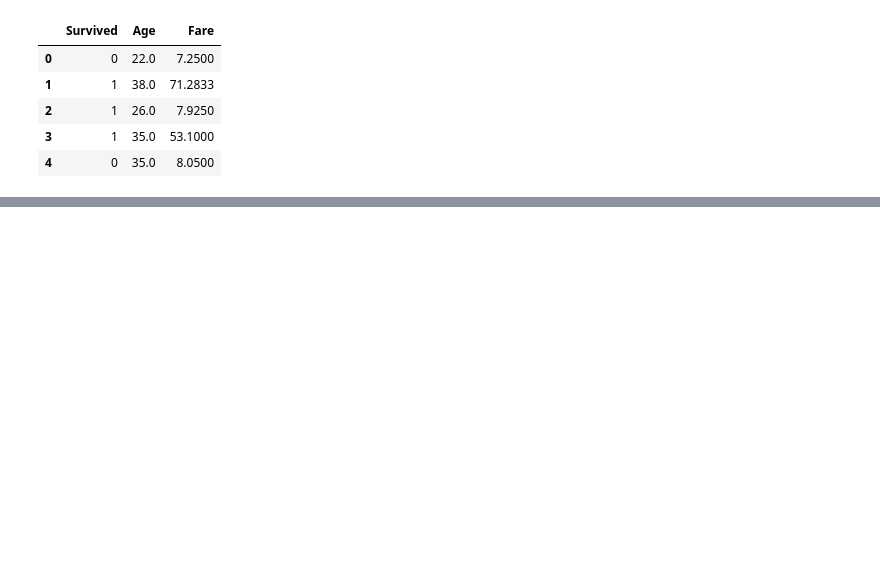
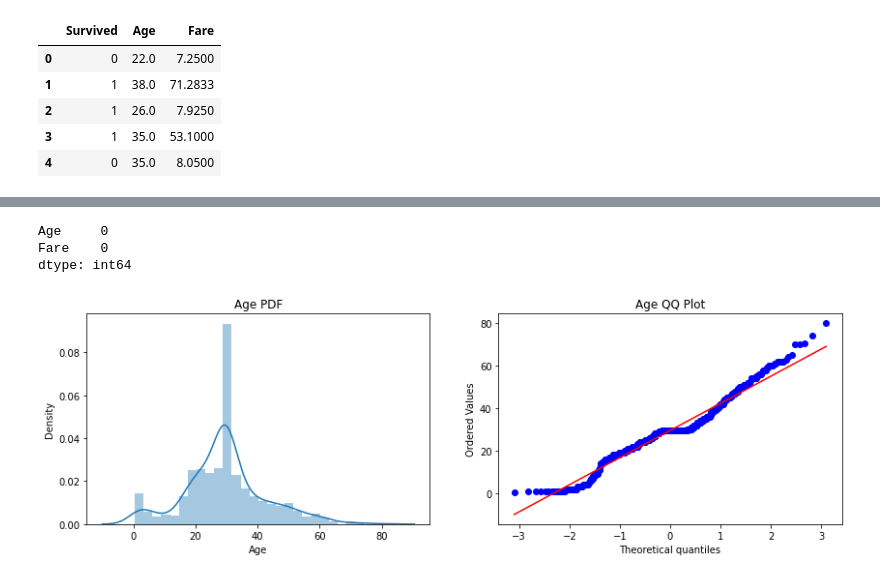
Before and after one commit to Pritush09/Feature-Engineering-with-CampusX, a Jupyter notebook: Feature Transformer/Function Transformer.ipynb, the cells around one changed output, grey strips where cells are left out. Cells and saved outputs as stored; diff of their text form; code cells hidden in the pictures; blank space fills up the shorter version.

Commit message:
stcompleted qqplot and distplot

```diff
--- a/Feature Transformer/Function Transformer.ipynb
+++ b/Feature Transformer/Function Transformer.ipynb
@@ -36,0 +76,4 @@ dtype: int64
+# %%
+tf1 = SimpleImputer()
+# %%
+tf1.fit_transform(X_train)
@@ -36,0 +88,6 @@ dtype: int64
+# %%
+Column_age_filled = ColumnTransformer(transformers=[
+    ('tf1',tf1,[0])
+],remainder='passthrough')
+# %%
+Column_age_filled.fit_transform(X_train)
@@ -36,0 +102,19 @@ dtype: int64
+# %%
+X_train.isnull().sum()
+# %% [output]
+Age     0
+Fare    0
+dtype: int64
+# %%
+plt.figure(figsize=(14,4))
+plt.subplot(121)
+sns.distplot(X_train['Age'])
+plt.title('Age PDF')
+
+plt.subplot(122)
+stats.probplot(X_train['Age'], dist="norm", plot=plt)
+plt.title('Age QQ Plot')
+
+plt.show()
+# %% [output]
+[figure, added]
```
Also changed, not shown: parts of 10 cells of this notebook.
